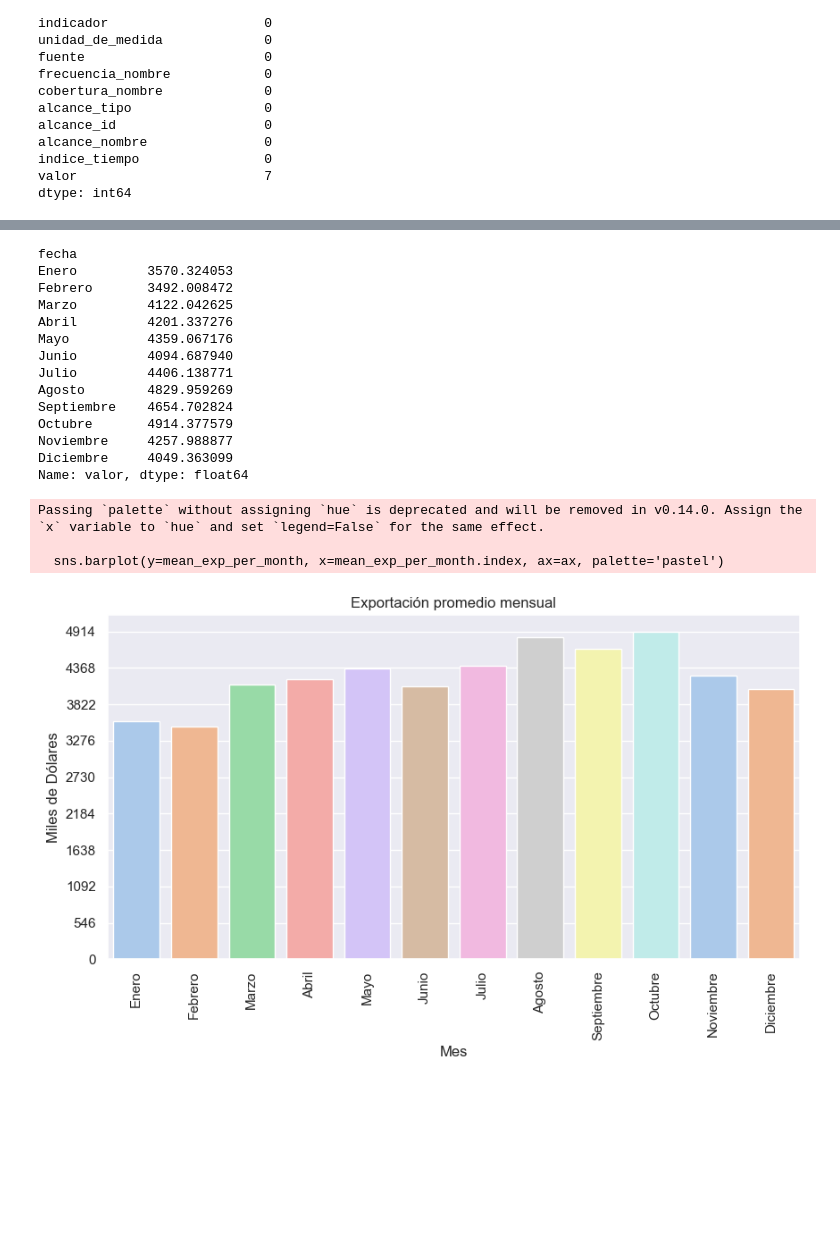
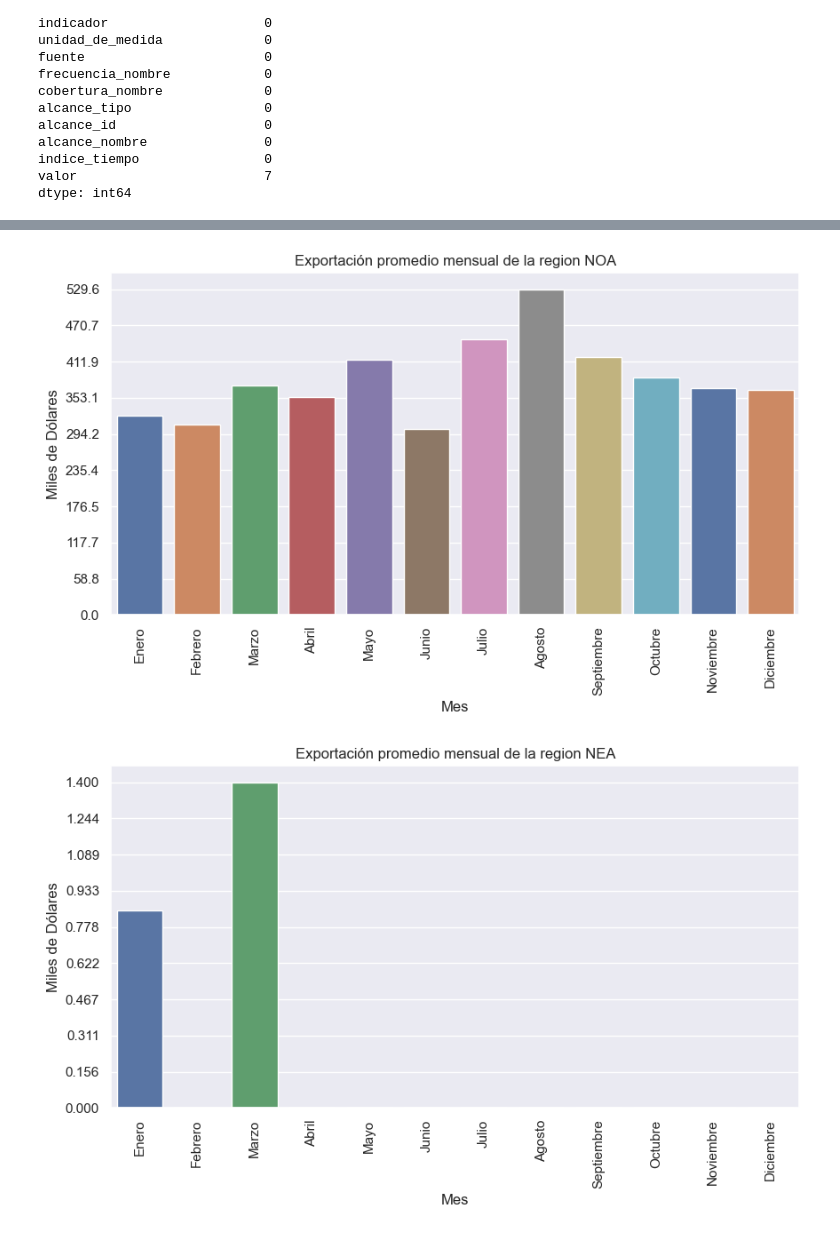
Before and after one commit to nicocorddoba/vitivinicultura-analisis, a Jupyter notebook: main.ipynb, the cells around one changed output, grey strips where cells are left out. Cells and saved outputs as stored; diff of their text form; code cells hidden in the pictures; blank space fills up the shorter version.

```diff
--- a/main.ipynb
+++ b/main.ipynb
@@ -73,4 +57,7 @@ valor                        7
 dtype: int64
 # %%
 df = df.dropna()
+df = df.drop(df[df['alcance_nombre'] == 'INDETERMINADA'].index)
 df['fecha'] = pd.to_datetime(df['indice_tiempo'], format='%Y-%m-%d')
+df_regiones = df.copy()
+df_regiones = df_regiones[df_regiones['alcance_nombre'] != 'Argentina']
@@ -119,0 +100,7 @@ for i in d:
+# %%
+def set_regions(provincia):
+    for i in range(len(regiones)):
+        if provincia in regiones[i]:
+            return nombre_regiones[i]
+
+df_regiones['region'] = df_regiones['alcance_nombre'].apply(lambda row: set_regions(row))
@@ -120,41 +123,26 @@ for i in d:
 # %%
-df_elab = df[df['indicador'] == 'Elaboración']
-df_exp_md = df[(df['indicador'] == 'Exportaciones') & (df['frecuencia_nombre'] == 'Mensual') & (df['unidad_de_medida']=='miles de dólares')]
-df_exp_hl = df[(df['indicador'] == 'Exportaciones') & (df['frecuencia_nombre'] == 'Mensual') & (df['unidad_de_medida']=='hl')]
+df_elab = df_regiones[df_regiones['indicador'] == 'Elaboración']
+df_exp = df_regiones[(df_regiones['indicador'] == 'Exportaciones') & (df_regiones['frecuencia_nombre'] == 'Mensual')]
+df_exp_md = df_exp[df_exp['unidad_de_medida']=='miles de dólares']
+df_exp_hl = df_exp[df_exp['unidad_de_medida']=='hl']
 df_prod = df[df['indicador'] == 'Producción']
-df_int = df[(df['indicador'] == 'Mercado interno') & (df['frecuencia_nombre'] == 'Mensual')]
+df_int = df_regiones[(df_regiones['indicador'] == 'Mercado interno') & (df['frecuencia_nombre'] == 'Mensual')]
-# %%
-mean_exp_per_month = df_exp_md.groupby(df_exp_md['fecha'].dt.month)['valor'].mean()
-mean_exp_per_month.index = mean_exp_per_month.index.map({1: 'Enero', 2: 'Febrero', 3: 'Marzo', 4: 'Abril', 5: 'Mayo', 6: 'Junio', 7: 'Julio', 8: 'Agosto', 9: 'Septiembre', 10: 'Octubre', 11: 'Noviembre', 12: 'Diciembre'})
-mean_exp_per_month
-# %% [output]
-fecha
-Enero         3570.324053
-Febrero       3492.008472
-Marzo         4122.042625
-Abril         4201.337276
-Mayo          4359.067176
-Junio         4094.687940
-Julio         4406.138771
-Agosto        4829.959269
-Septiembre    4654.702824
-Octubre       4914.377579
-Noviembre     4257.988877
-Diciembre     4049.363099
-Name: valor, dtype: float64
 # %%
-fig, ax = plt.subplots(figsize=(10,5))
-sns.barplot(y=mean_exp_per_month, x=mean_exp_per_month.index, ax=ax, palette='pastel')
-plt.xticks(rotation=90)
-plt.xlabel('Mes')
-plt.yticks(np.linspace(0,mean_exp_per_month.max(), 10))
-plt.ylabel('Miles de Dólares')
-plt.title('Exportación promedio mensual')
-plt.show()
+for a in range(len(regiones)):
+    exp_provs = df_exp_md[df_exp_md['region'] == nombre_regiones[a]]
+    mean_exp_per_month = exp_provs.groupby(exp_provs['fecha'].dt.month)['valor'].mean()
+    mean_exp_per_month.index = mean_exp_per_month.index.map({1: 'Enero', 2: 'Febrero', 3: 'Marzo', 4: 'Abril', 5: 'Mayo', 6: 'Junio', 7: 'Julio', 8: 'Agosto', 9: 'Septiembre', 10: 'Octubre', 11: 'Noviembre', 12: 'Diciembre'})
+
+    fig, ax = plt.subplots(figsize=(10,5))
+    sns.barplot(y=mean_exp_per_month, x=mean_exp_per_month.index, ax=ax, palette='deep', hue=mean_exp_per_month.index, legend=False)
+    plt.xticks(rotation=90)
+    plt.xlabel('Mes')
+    plt.yticks(np.linspace(0,mean_exp_per_month.max(), 10))
+    plt.ylabel('Miles de Dólares')
+    plt.title(f'Exportación promedio mensual de la region {nombre_regiones[a]}')
+    plt.show()
 # for i in range(len(mean_exp_per_month)):
 #     ax.text(mean_exp_per_month.index[i], mean_exp_per_month[i], mean_exp_per_month[i], ha='center', va='bottom', color='black')
 # %% [output]
-Passing `palette` without assigning `hue` is deprecated and will be removed in v0.14.0. Assign the `x` variable to `hue` and set `legend=False` for the same effect.
-
-  sns.barplot(y=mean_exp_per_month, x=mean_exp_per_month.index, ax=ax, palette='pastel')
-[figure, old version]
+[figure, new version]
+[figure, added]
```
Also changed, not shown: parts of 32 cells of this notebook.
